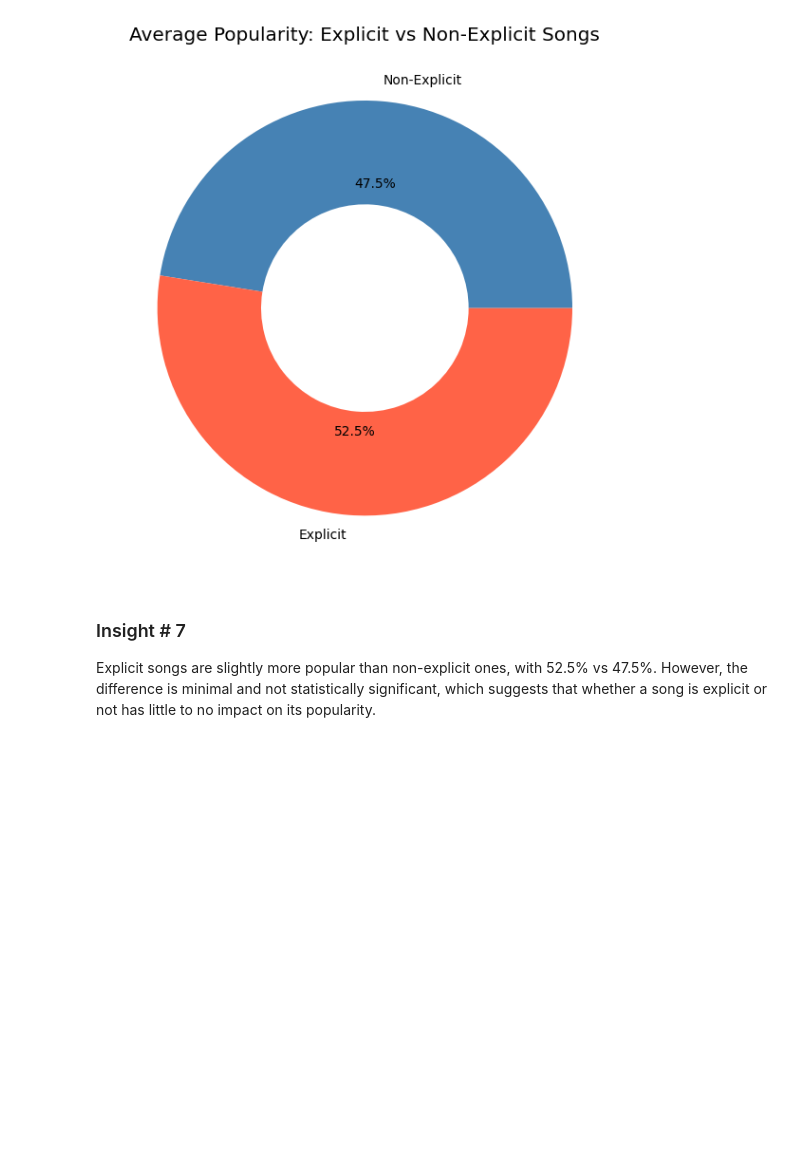
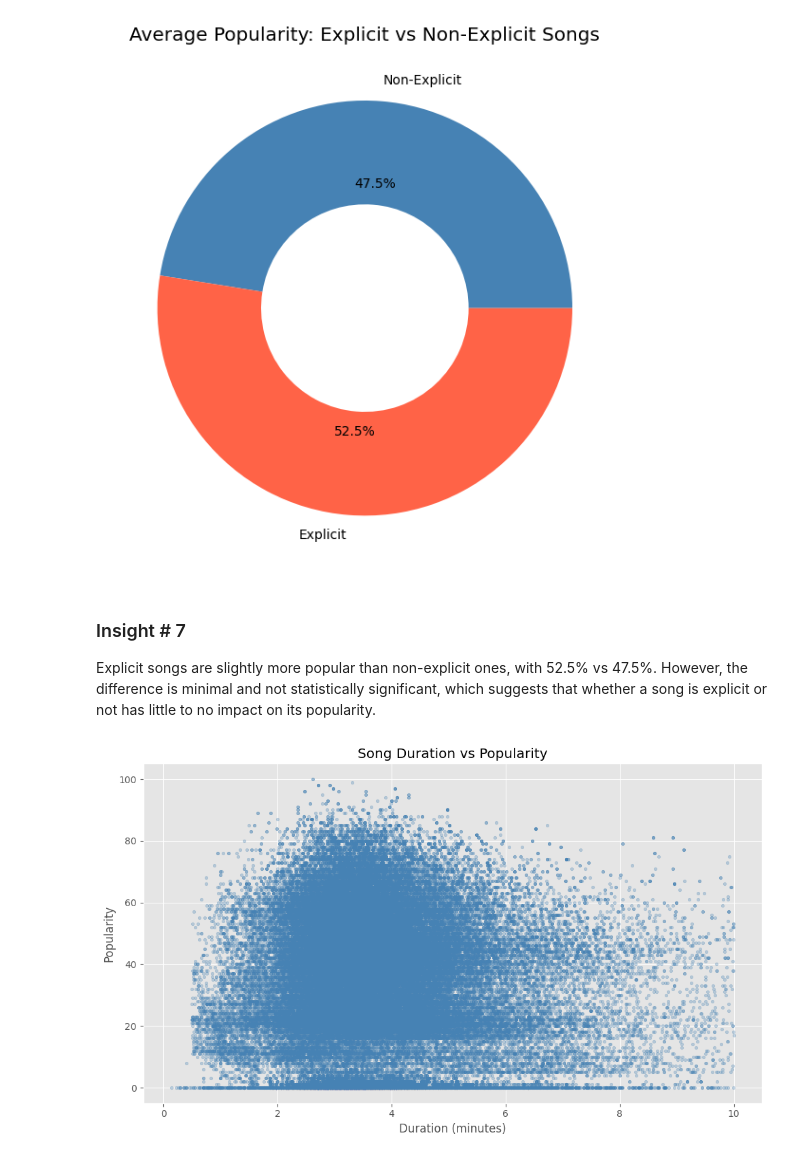
Before and after one commit to EmmanuelMG7/spotify-music-analysis, a Jupyter notebook: notebooks/01_exploration.ipynb, the cells around one changed output. Saved outputs shown, nothing was run; the diff lists cells and outputs as text; code cells hidden in the pictures; blank space fills up the shorter version.

Commit message:
feat: add question 8 analysis - song duration vs popularity

```diff
--- a/notebooks/01_exploration.ipynb
+++ b/notebooks/01_exploration.ipynb
@@ -289,3 +289,22 @@ plt.show()
 ### Insight # 7
 
 Explicit songs are slightly more popular than non-explicit ones, with 52.5% vs 47.5%. However, the difference is minimal and not statistically significant, which suggests that whether a song is explicit or not has little to no impact on its popularity.
+# %%
+# 8. Does song duration influence popularity?
+
+df['duration_min'] = df['duration_ms'] / 60000
+
+df_filtered = df[df['duration_min'] < 10]
+
+# Plot
+fig, ax = plt.subplots(figsize=(10, 6))
+ax.scatter(df_filtered['duration_min'], df_filtered['popularity'],
+           alpha=0.3, color='steelblue', s=10)
+
+plt.title('Song Duration vs Popularity')
+plt.xlabel('Duration (minutes)')
+plt.ylabel('Popularity')
+plt.tight_layout()
+plt.show()
+# %% [output]
+[figure, added]
```
Also changed, not shown: parts of 1 cell of this notebook.
